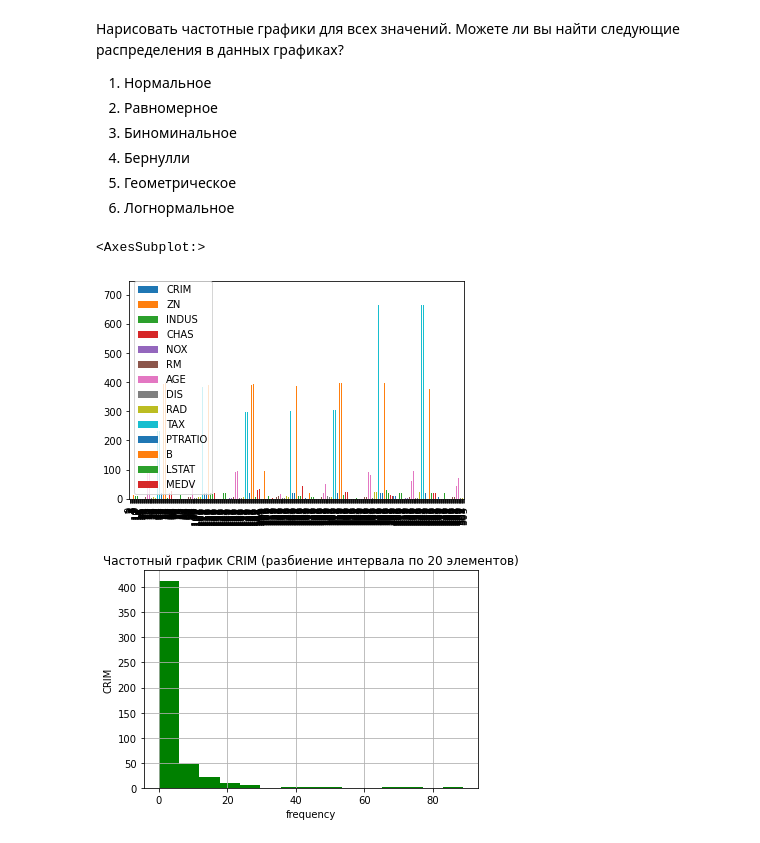
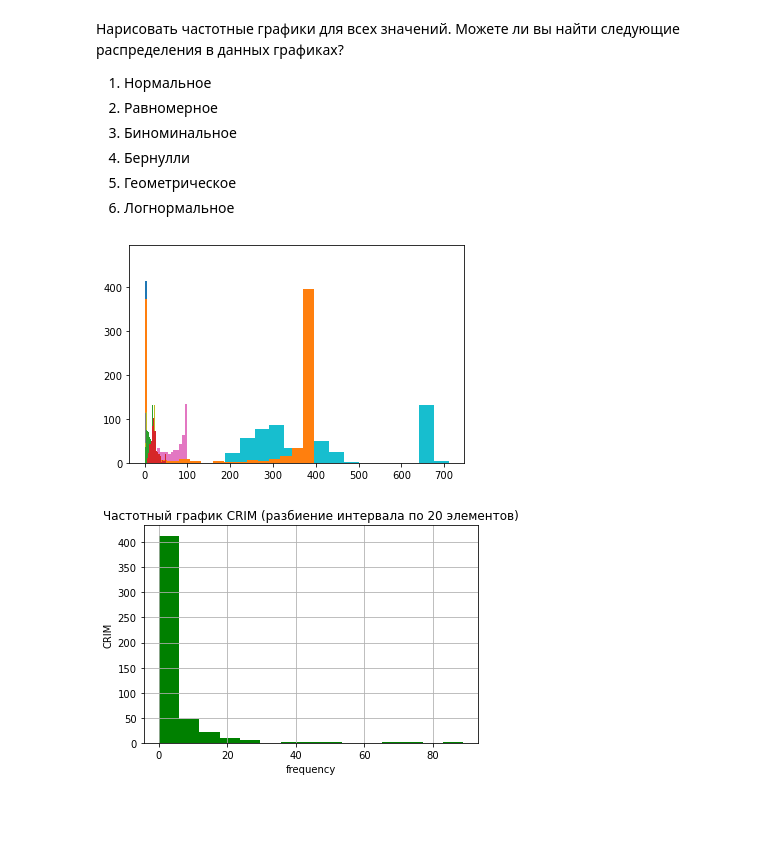
Before and after one commit to Bull6/Automated_Information_Processing_Systems, a Jupyter notebook: H.W.7_Statistics plus (Many data in Diagrams).ipynb, the cells around one changed output. Cells and saved outputs as stored; diff of their text form; code cells hidden in the pictures; blank space fills up the shorter version.

```diff
--- a/hw7.ipynb
+++ b/H.W.7_Statistics plus (Many data in Diagrams).ipynb
@@ -65,11 +65,10 @@ data.head()
 4.   Бернулли
 5.   Геометрическое
 6.   Логнормальное
-# %%
-X = data
-
-X.plot(kind='bar')
-# %% [output]
-<AxesSubplot:>
-[figure, removed]
+# %%
+#Все критерии на частотном графике
+for crit in names:
+    plt.hist(data[crit], bins=15,histtype='bar', label=names)
+# %% [output]
+[figure, added]
 # %%
```
Also changed, not shown: parts of 10 cells of this notebook, 10 other files.
